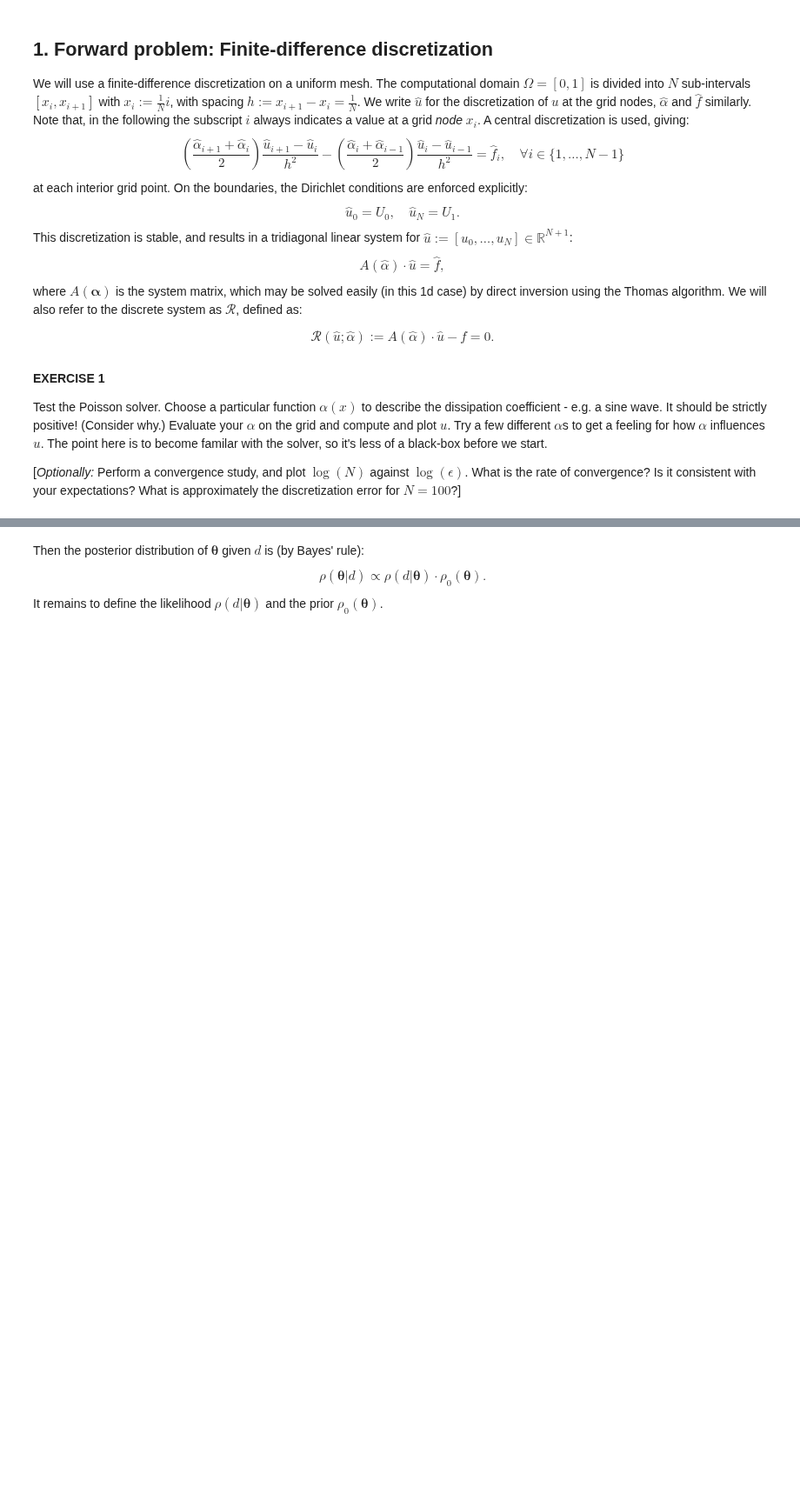
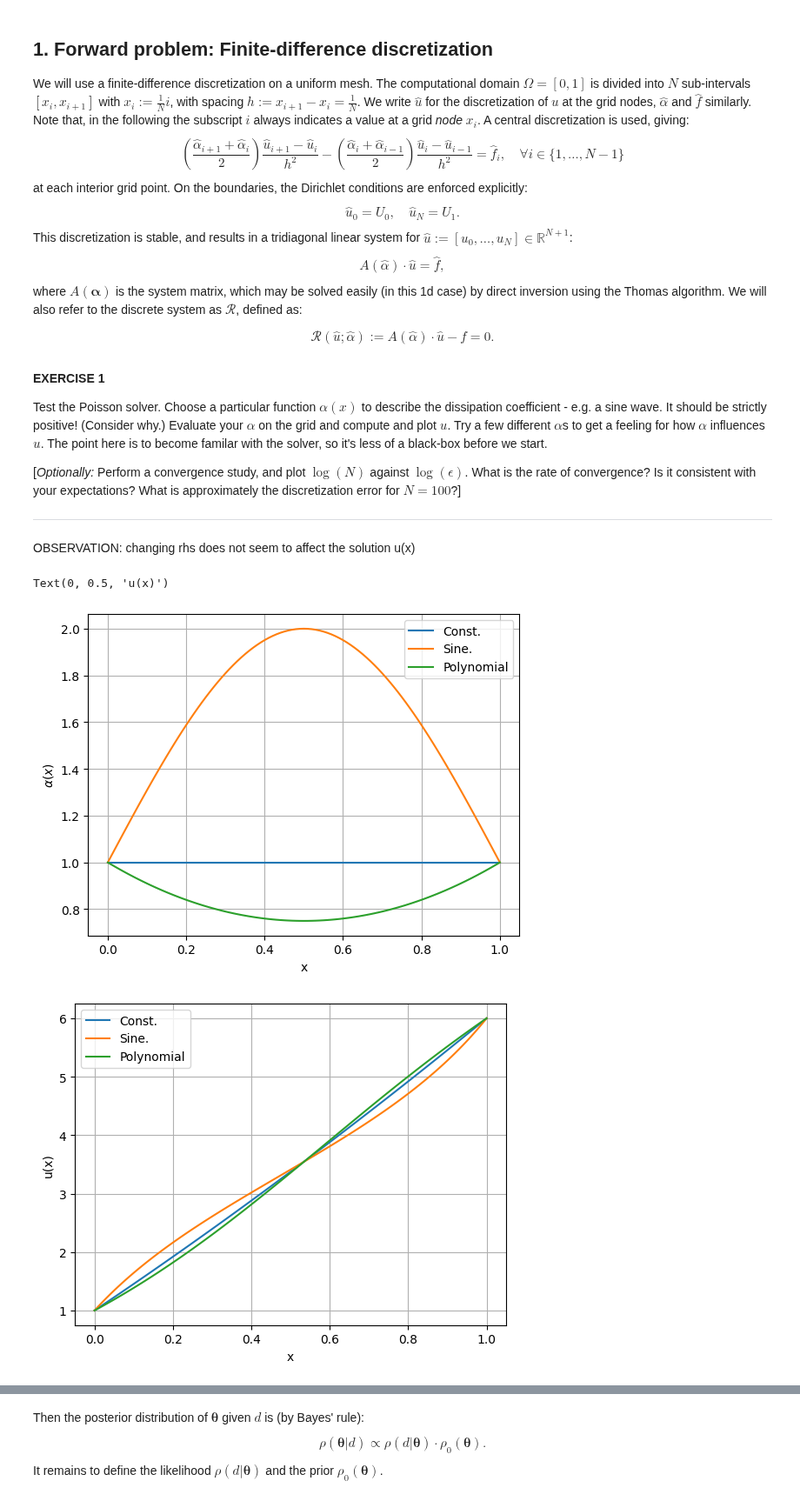
Before and after one commit to msahirs/CFD_IV, a Jupyter notebook: Tutorial3.ipynb, the cells around one changed output, grey strips where cells are left out. Shown at 87% size. Cells and saved outputs as stored; diff of their text form; code cells hidden in the pictures; blank space fills up the shorter version.

```diff
--- a/Tutorial3.ipynb
+++ b/Tutorial3.ipynb
@@ -79,3 +79,47 @@ U0, U1 = 1., 6.
 Test the Poisson solver.  Choose a particular function $\alpha(x)$ to describe the dissipation coefficient - e.g. a sine wave.  It should be strictly positive!  (Consider why.)  Evaluate your $\alpha$ on the grid and compute and plot $u$.  Try a few different $\alpha$s to get a feeling for how $\alpha$ influences $u$.  The point here is to become familar with the solver, so it's less of a black-box before we start.
 
 [*Optionally:* Perform a convergence study, and plot $\log(N)$ against $\log(\epsilon)$.  What is the rate of convergence?  Is it consistent with your expectations?  What is approximately the discretization error for $N=100$?]
+
+
+----
+OBSERVATION: changing rhs does not seem to affect the solution u(x)
+# %%
+N = 100
+x = np.linspace(0,1, N+1)
+
+
+# rhs = np.zeros(N+1) # LaPlace
+rhs = np.ones(N+1) # Poission
+
+# choose alpha(x). Ensure that given dirichlet BCs are satisfied (alpha(x=0) = alpha(x=1) = 1)
+alpha_1 = np.ones(N+1) # constant
+alpha_2 = 1 + np.sin(np.pi*x) #sine
+alpha_3 = 1 + x*(x-1) #polynomial
+pass # OPTIONAL: try more alpha(x)
+
+
+u1 = solve_poisson(alpha_1, rhs, U0, U1)
+u2 = solve_poisson(alpha_2, rhs, U0, U1)
+u3 = solve_poisson(alpha_3, rhs, U0, U1)
+
+plt.figure()
+plt.plot(x, alpha_1, label = 'Const.')
+plt.plot(x, alpha_2, label = 'Sine.')
+plt.plot(x, alpha_3, label = 'Polynomial')
+plt.legend()
+plt.grid()
+plt.xlabel('x')
+plt.ylabel(r'$\alpha(x)$')
+
+plt.figure()
+plt.plot(x, u1, label = 'Const.')
+plt.plot(x, u2, label = 'Sine.')
+plt.plot(x, u3, label = 'Polynomial')
+plt.legend()
+plt.grid()
+plt.xlabel('x')
+plt.ylabel('u(x)')
+# %% [output]
+Text(0, 0.5, 'u(x)')
+[figure, added]
+[figure, added]
```
Also changed, not shown: parts of 6 cells of this notebook.
